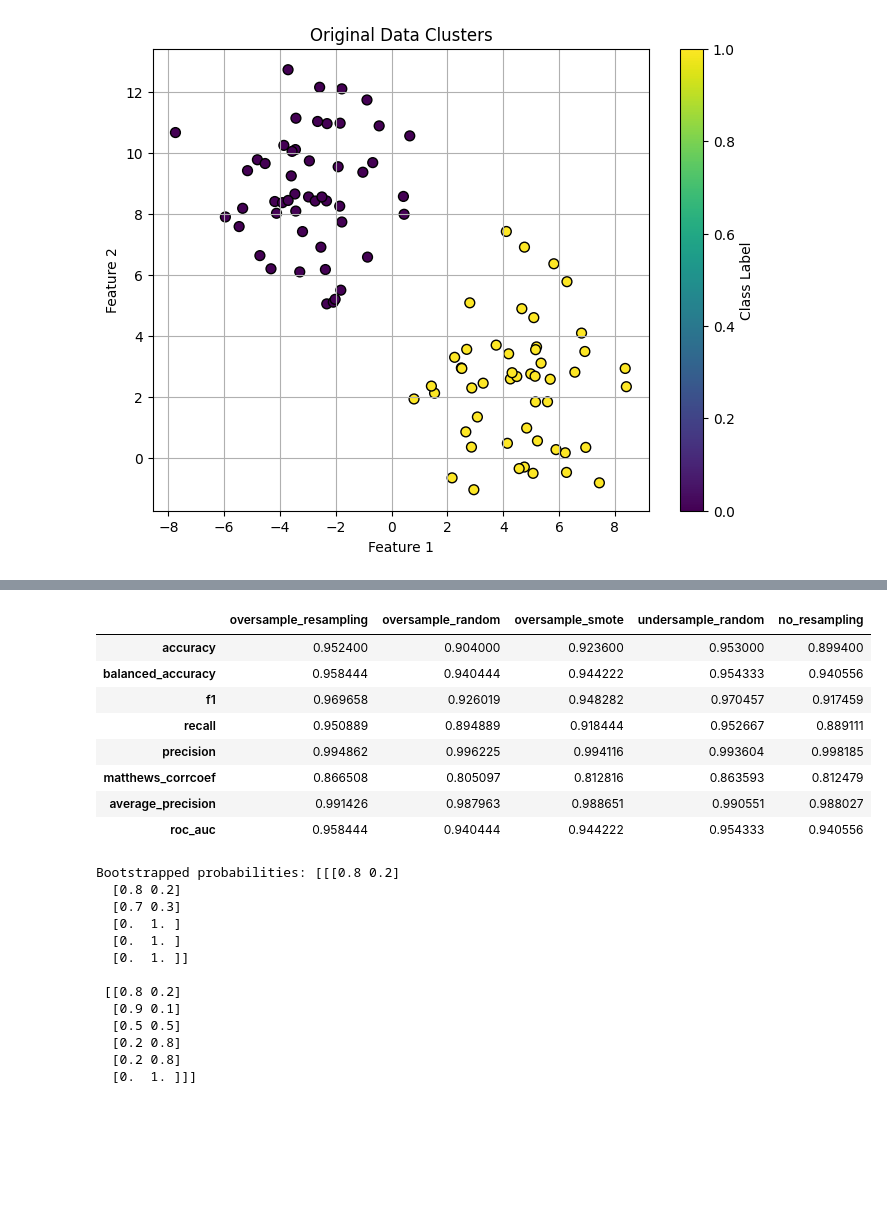
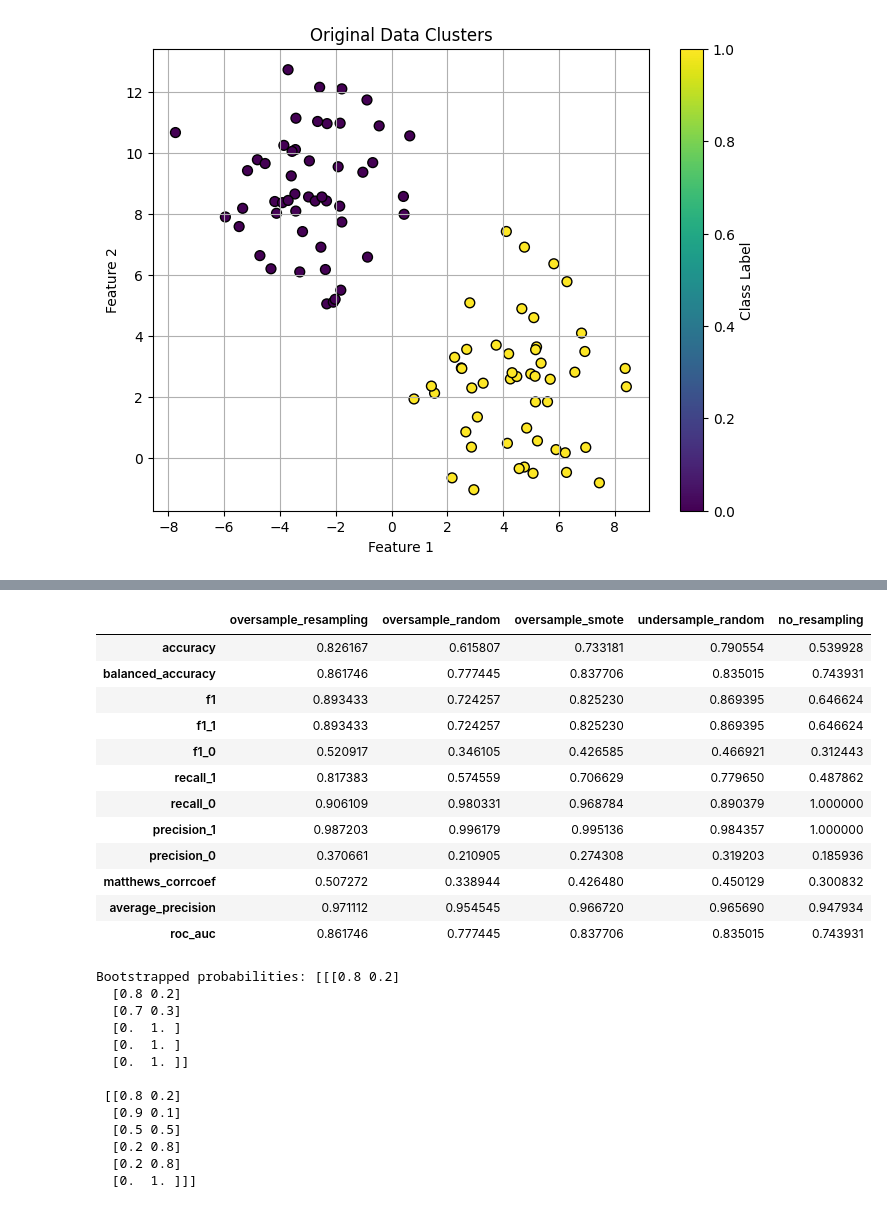
Before and after one commit to chgendreau/bayesian-prediction, a Jupyter notebook: machine_learning.ipynb, the cells around one changed output, grey strips where cells are left out. Saved outputs shown, nothing was run; the diff lists cells and outputs as text; code cells hidden in the pictures; blank space fills up the shorter version.

```diff
--- a/machine_learning.ipynb
+++ b/machine_learning.ipynb
@@ -168,12 +168,17 @@ def get_1_minus_sumsq(Y_proba):
     return 1 - np.sum(Y_proba ** 2, axis=1)  # Shape: (n_samples,)
 
 from sklearn.metrics import accuracy_score, balanced_accuracy_score, f1_score, recall_score, precision_score, matthews_corrcoef, average_precision_score, roc_auc_score
+from functools import partial
 SCORES_MAP = {
     'accuracy': accuracy_score,
     'balanced_accuracy': balanced_accuracy_score,
     'f1': f1_score,
-    'recall': recall_score,
-    'precision': precision_score,
+    'f1_1': partial(f1_score, pos_label=1),
+    'f1_0': partial(f1_score, pos_label=0),
+    'recall_1': partial(recall_score, pos_label=1),
+    'recall_0': partial(recall_score, pos_label=0),
+    'precision_1': partial(precision_score, pos_label=1),
+    'precision_0': partial(precision_score, pos_label=0),
     'matthews_corrcoef': matthews_corrcoef,
     'average_precision': average_precision_score,
     'roc_auc': roc_auc_score
@@ -223,7 +228,6 @@ X, Y = make_classification(
     # return_X_y=True,
 )
 
-X, Y = make_blobs(centers=2, n_samples=100, random_state=42, cluster_std=2)
 
 import matplotlib.pyplot as plt
 plt.scatter(X[:, 0], X[:, 1], c=Y)
@@ -291,4 +447,6 @@ def train_with_few_ones(X, Y, one_ratio=0.1, random_state=None):
 # %%
+
+# RANDOM DATA GENERATION
 from tqdm import tqdm
 # n_train = 500
 # n_test = 500
@@ -302,8 +460,9 @@ sampling_methods = {
     "no_resampling": no_resampling,
 }
 avg_scores = None
-iter = 10
+iter = 25
 B = 10
+
 
 for i in tqdm(range(iter)):
     X, Y = make_classification(
@@ -312,43 +471,47 @@ for i in tqdm(range(iter)):
         n_features=5,
         n_informative=5,
         n_redundant=0,
         weights=[0.5, 0.5],  # Imbalanced dataset
         random_state=421+i
     )
-    X, Y = make_blobs(centers=2, n_samples=1000, random_state=421+i, cluster_std=2)
+    # X, Y = make_blobs(centers=2, n_samples=1000, random_state=421+i, cluster_std=2)
     X_obs, X_test, Y_obs, Y_test = train_with_few_ones(X, Y, one_ratio=ones_ratio, random_state=421+i)
 
     scores_dict = {}
     for name, sampling_method in sampling_methods.items():
         Y_probas = fit_predict_proba_classifier(
             X_obs, Y_obs, X_test,
             clf=RandomForestClassifier(),
             sampling_method=sampling_method,
             random_seed=412+i,
             y=1,
             B=B,  # Number of bootstraps for Deep ensemble
         )
         Y_pred = np.argmax(Y_probas, axis=1)
         method_scores_dict = get_scores(Y_pred, Y_test)
         scores_dict[name] = method_scores_dict
     # Average scores across iterations
     if avg_scores is None:
         avg_scores = pd.DataFrame(scores_dict)
     else:
         avg_scores += pd.DataFrame(scores_dict)
 avg_scores /= iter
-# print_scores_table(scores_dict)
+print("DATASET: Randomly generated data")
 display(avg_scores)
 # %% [output]
 |  | oversample_resampling | oversample_random | oversample_smote | undersample_random | no_resampling |
-| accuracy | 0.952400 | 0.904000 | 0.923600 | 0.953000 | 0.899400 |
-| balanced_accuracy | 0.958444 | 0.940444 | 0.944222 | 0.954333 | 0.940556 |
-| f1 | 0.969658 | 0.926019 | 0.948282 | 0.970457 | 0.917459 |
-| recall | 0.950889 | 0.894889 | 0.918444 | 0.952667 | 0.889111 |
-| precision | 0.994862 | 0.996225 | 0.994116 | 0.993604 | 0.998185 |
-| matthews_corrcoef | 0.866508 | 0.805097 | 0.812816 | 0.863593 | 0.812479 |
-| average_precision | 0.991426 | 0.987963 | 0.988651 | 0.990551 | 0.988027 |
-| roc_auc | 0.958444 | 0.940444 | 0.944222 | 0.954333 | 0.940556 |
+| accuracy | 0.826167 | 0.615807 | 0.733181 | 0.790554 | 0.539928 |
+| balanced_accuracy | 0.861746 | 0.777445 | 0.837706 | 0.835015 | 0.743931 |
+| f1 | 0.893433 | 0.724257 | 0.825230 | 0.869395 | 0.646624 |
+| f1_1 | 0.893433 | 0.724257 | 0.825230 | 0.869395 | 0.646624 |
+| f1_0 | 0.520917 | 0.346105 | 0.426585 | 0.466921 | 0.312443 |
+| recall_1 | 0.817383 | 0.574559 | 0.706629 | 0.779650 | 0.487862 |
+| recall_0 | 0.906109 | 0.980331 | 0.968784 | 0.890379 | 1.000000 |
+| precision_1 | 0.987203 | 0.996179 | 0.995136 | 0.984357 | 1.000000 |
+| precision_0 | 0.370661 | 0.210905 | 0.274308 | 0.319203 | 0.185936 |
+| matthews_corrcoef | 0.507272 | 0.338944 | 0.426480 | 0.450129 | 0.300832 |
+| average_precision | 0.971112 | 0.954545 | 0.966720 | 0.965690 | 0.947934 |
+| roc_auc | 0.861746 | 0.777445 | 0.837706 | 0.835015 | 0.743931 |
 # %%
 from numpy import mean
 
```
Also changed, not shown: parts of 3 cells of this notebook, 2 other files.
